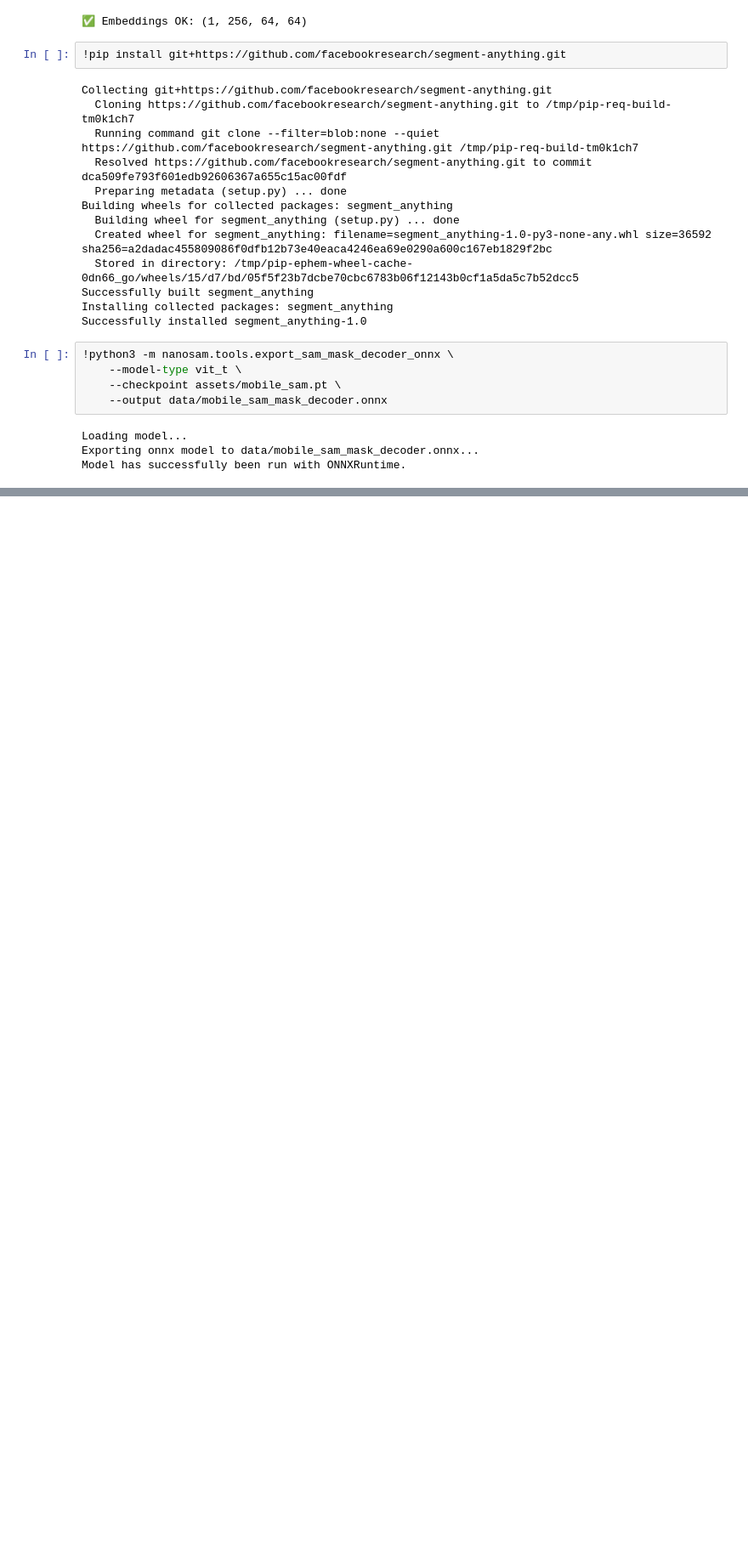
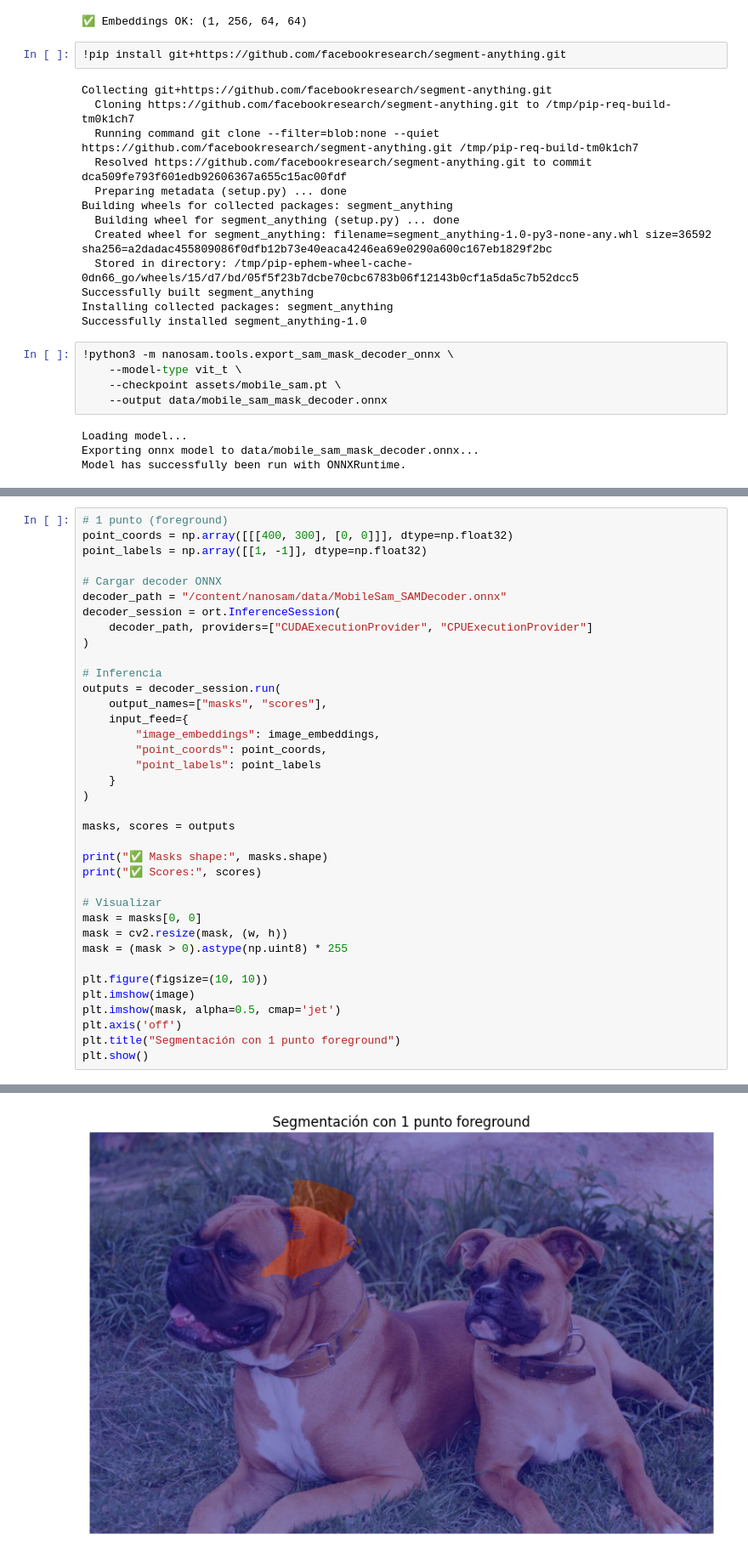
Before and after one commit to JVR27XD/MobileSAM, a Jupyter notebook: NanoSAM.ipynb, the cells around one changed output, grey strips where cells are left out. Shown at 85% size. Saved outputs shown, nothing was run; the diff lists cells and outputs as text; blank space fills up the shorter version.

```diff
--- a/NanoSAM.ipynb
+++ b/NanoSAM.ipynb
@@ -364,0 +349,38 @@ MemoryError: cuMemHostAlloc failed: out of memory
+# %%
+# 1 punto (foreground)
+point_coords = np.array([[[400, 300], [0, 0]]], dtype=np.float32)
+point_labels = np.array([[1, -1]], dtype=np.float32)
+
+# Cargar decoder ONNX
+decoder_path = "/content/nanosam/data/MobileSam_SAMDecoder.onnx"
+decoder_session = ort.InferenceSession(
+    decoder_path, providers=["CUDAExecutionProvider", "CPUExecutionProvider"]
+)
+
+# Inferencia
+outputs = decoder_session.run(
+    output_names=["masks", "scores"],
+    input_feed={
+        "image_embeddings": image_embeddings,
+        "point_coords": point_coords,
+        "point_labels": point_labels
+    }
+)
+
+masks, scores = outputs
+
+print("✅ Masks shape:", masks.shape)
+print("✅ Scores:", scores)
+
+# Visualizar
+mask = masks[0, 0]
+mask = cv2.resize(mask, (w, h))
+mask = (mask > 0).astype(np.uint8) * 255
+
+plt.figure(figsize=(10, 10))
+plt.imshow(image)
+plt.imshow(mask, alpha=0.5, cmap='jet')
+plt.axis('off')
+plt.title("Segmentación con 1 punto foreground")
+plt.show()
+# %% [output]
@@ -365 +389,2 @@ MemoryError: cuMemHostAlloc failed: out of memory
+[figure, added]
 # %%
```
Also changed, not shown: parts of 18 cells of this notebook.
